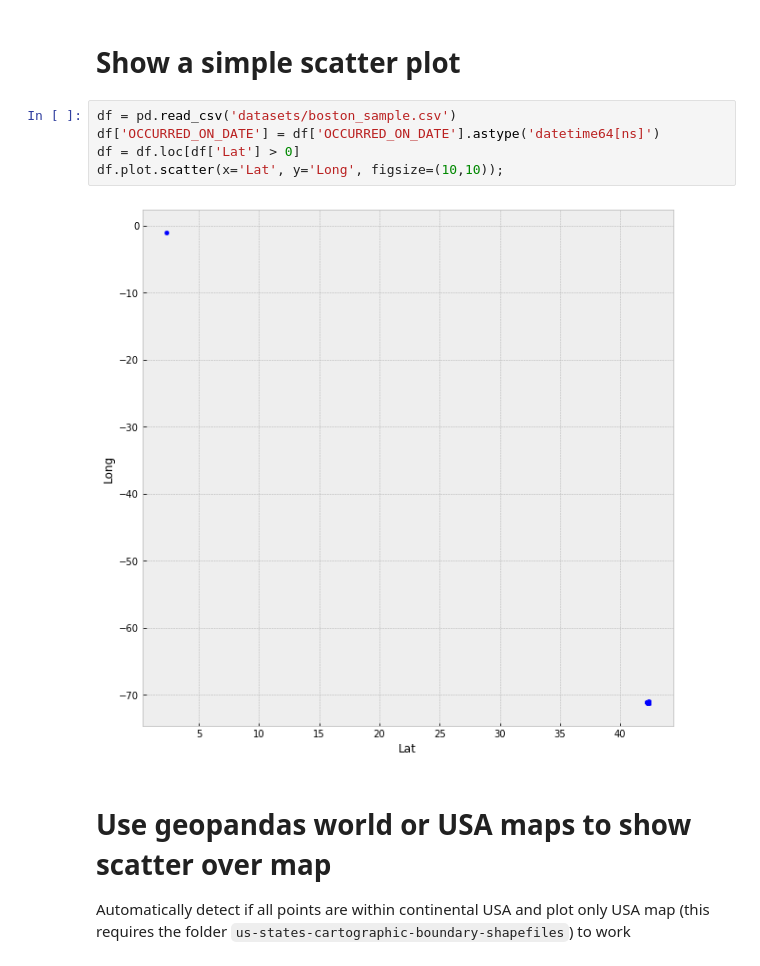
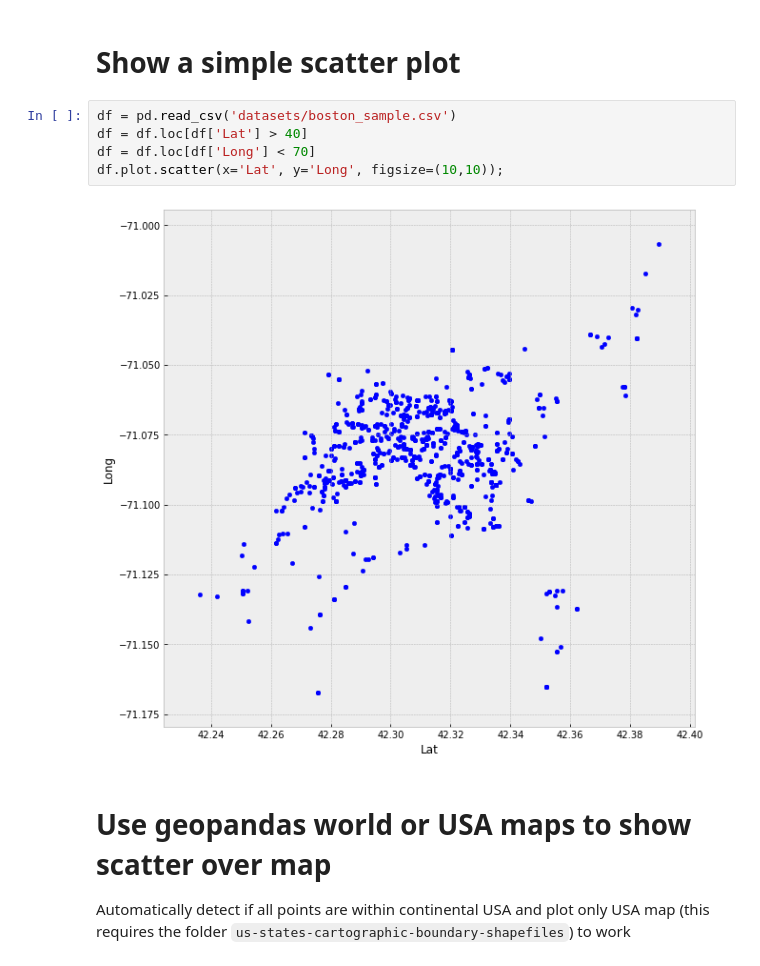
Before and after one commit to darenr/simple-geo-plotting, a Jupyter notebook: demo.ipynb, the cells around one changed output. Saved outputs shown, nothing was run; the diff lists cells and outputs as text.

```diff
--- a/demo.ipynb
+++ b/demo.ipynb
@@ -17,11 +17,11 @@ display(HTML("<style>.container { width:90% !important; }</style>"))
 # Show a simple scatter plot
 # %%
 df = pd.read_csv('datasets/boston_sample.csv')
-df['OCCURRED_ON_DATE'] = df['OCCURRED_ON_DATE'].astype('datetime64[ns]')
-df = df.loc[df['Lat'] > 0]
+df = df.loc[df['Lat'] > 40]
+df = df.loc[df['Long'] < 70]
 df.plot.scatter(x='Lat', y='Long', figsize=(10,10));
 # %% [output]
-[figure, old version]
+[figure, new version]
 # %% [markdown]
 # Use geopandas world or USA maps to show scatter over map
 
```
Also changed, not shown: parts of 3 cells of this notebook.
